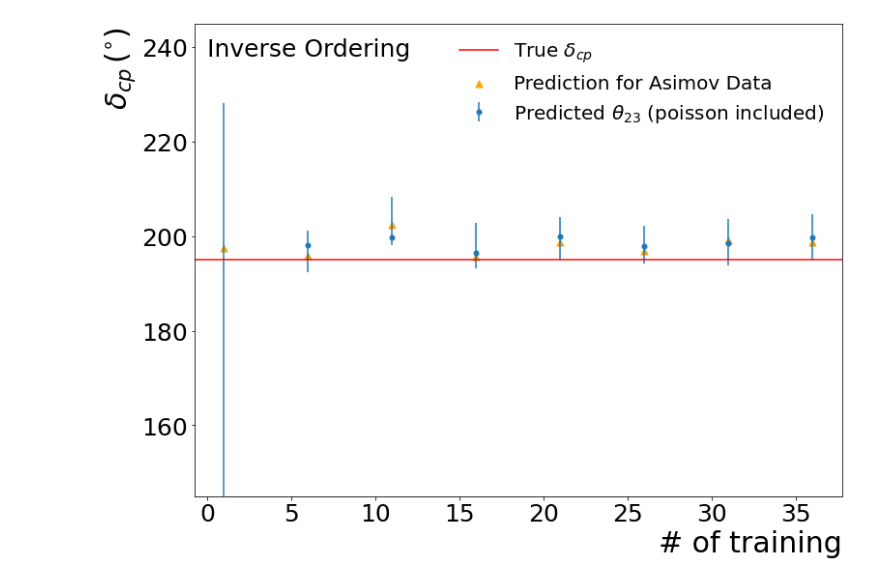
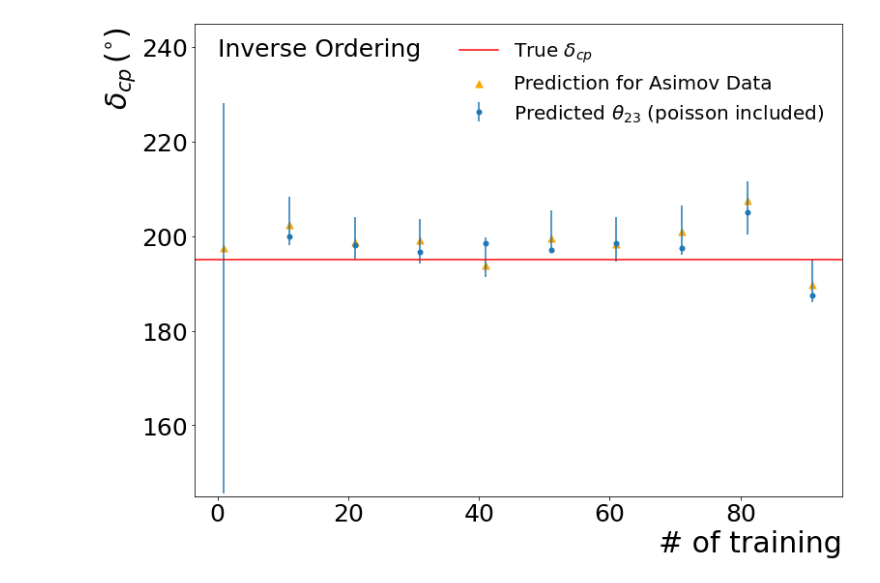
Before and after one commit to davidho27941/ML4NO, a Jupyter notebook: Poisson_Learning_Study/poisson_learning_study_v1_to_5GeV.ipynb, the cells around one changed output. Saved outputs shown, nothing was run; the diff lists cells and outputs as text; code cells hidden in the pictures.

```diff
--- a/Poisson_Learning_Study/poisson_learning_study_v1_to_5GeV.ipynb
+++ b/Poisson_Learning_Study/poisson_learning_study_v1_to_5GeV.ipynb
@@ -77,7 +77,7 @@ experiment = "dune"
 
 
 model_theta23, model_delta = {}, {}
-nth_range = range(0, 40, 5)
+nth_range = range(0, 100, 10)
 
 for i in nth_range:
     model_theta23.update({"poission_learning_"+str(i): 0})
@@ -335,34 +335,34 @@ Wall time: 452 ms
 fig, ax = plt.subplots(1,1, figsize=(12,9))
 
 
-poission_learning = np.linspace(0,40,41)[nth_range] + 1
+poission_learning = np.linspace(0,100,101)[nth_range] + 1
 prediction_asimov = [delta_resolution[poission_learning]["asimov"] for poission_learning in delta_resolution]
 best_fit = [delta_resolution[poission_learning]["best_fit"] for poission_learning in delta_resolution]
 p_yerr = np.array([delta_resolution[poission_learning]["p_yerr"] for poission_learning in delta_resolution]) - np.array(best_fit)
 n_yerr = np.array(best_fit) - np.array([delta_resolution[poission_learning]["n_yerr"] for poission_learning in delta_resolution])
 uncertainty = [n_yerr, p_yerr]
 
 plt.scatter(poission_learning, prediction_asimov, color='orange', marker = "^", s=50, label="Prediction for Asimov Data")
 plt.errorbar(poission_learning, best_fit, yerr=uncertainty, fmt='o',ms=5, label="Predicted $\\theta_{23}$ (poisson included)")
 plt.axhline(y=test_data['delta'][IO_or_NO] , color='r', linestyle='-', label="True $\delta_{cp}$")
 
 if IO_or_NO == 0:
     plt.text(x=0.001,y=238, s="Inverse Ordering", fontsize=25 )
     plt.ylim((145, 245))
 elif IO_or_NO == 1:
     plt.text(x=0.001,y=328, s="Normal Ordering", fontsize=25 )
     plt.ylim((236, 336))
 
 
 ax.tick_params(axis='x', labelsize=25)
 ax.tick_params(axis='y', labelsize=25)
 plt.xlabel("# of training", fontsize=30,horizontalalignment='right',x=1)
 plt.ylabel("$\delta_{cp}\,(^{\circ})$ ", fontsize=30, horizontalalignment='right',y=1)
 
 plt.legend(loc="best",ncol=1,fontsize=20, edgecolor = "w",fancybox=False, framealpha=0)
 
 
 
 plt.show()
 # %% [output]
-[figure, old version]
+[figure, new version]
```
Also changed, not shown: parts of 13 cells of this notebook, 1 other file.
